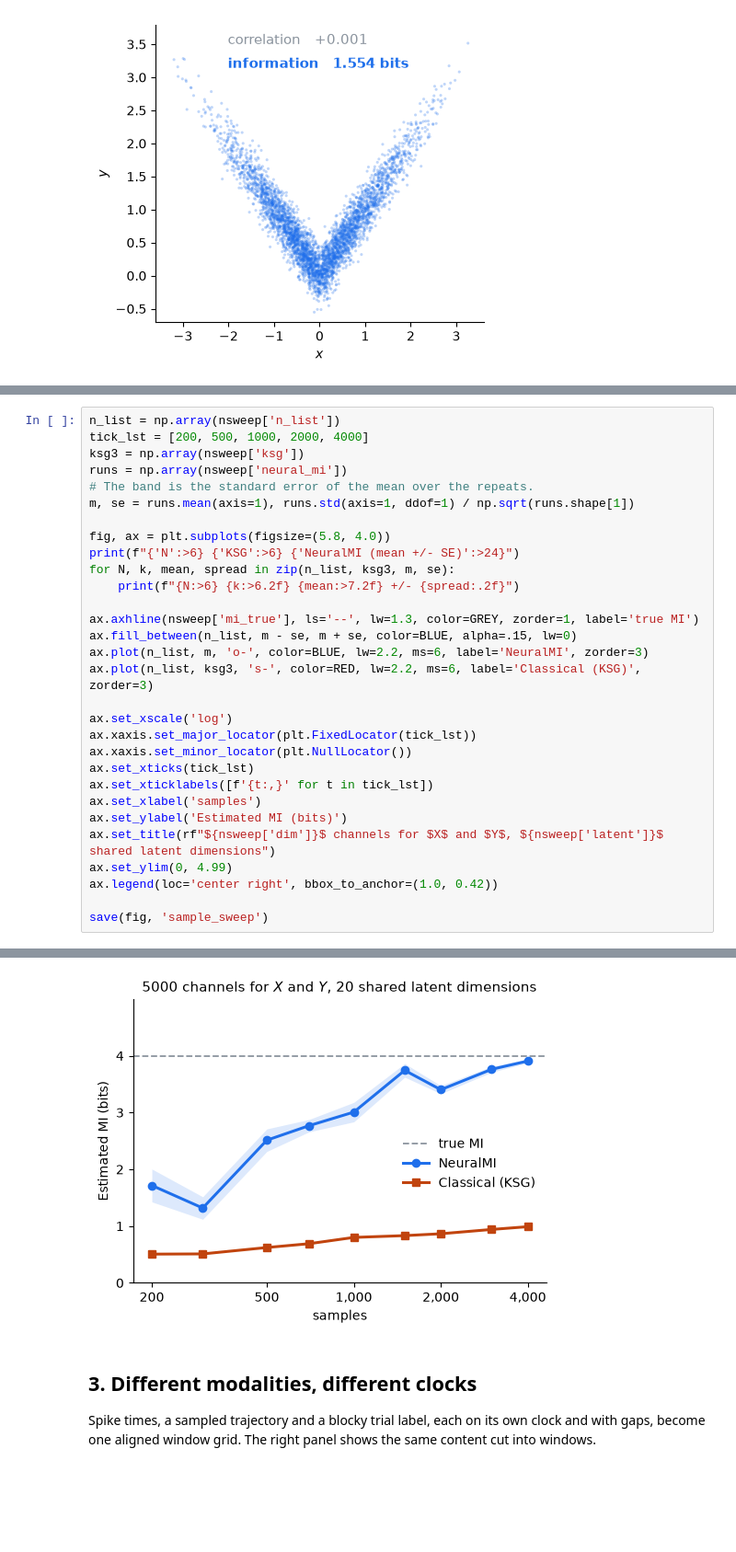
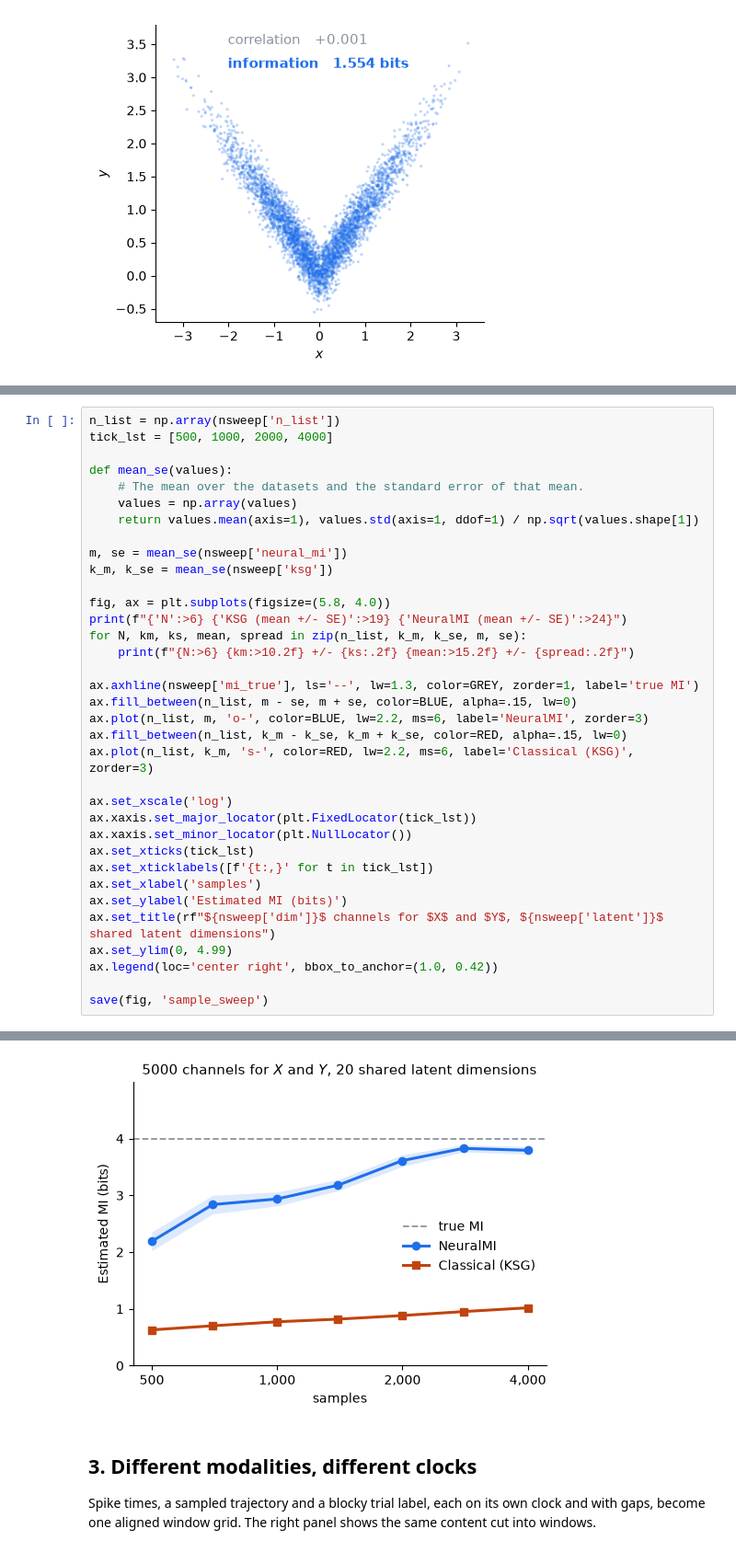
Before and after one commit to eslam-abdelaleem/NeuralMI, a Jupyter notebook: docs/figures/readme_figures.ipynb, the cells around one changed output, grey strips where cells are left out. Shown at 92% size. Cells and saved outputs as stored; diff of their text form; blank space fills up the shorter version.

```diff
--- a/docs/figures/readme_figures.ipynb
+++ b/docs/figures/readme_figures.ipynb
@@ -143,20 +140,25 @@ N= 4000  KSG 0.99  NeuralMI 3.91 ± 0.03 (standard error)
 # %%
 n_list = np.array(nsweep['n_list'])
-tick_lst = [200, 500, 1000, 2000, 4000]
-ksg3 = np.array(nsweep['ksg'])
-runs = np.array(nsweep['neural_mi'])
-# The band is the standard error of the mean over the repeats.
-m, se = runs.mean(axis=1), runs.std(axis=1, ddof=1) / np.sqrt(runs.shape[1])
+tick_lst = [500, 1000, 2000, 4000]
+
+def mean_se(values):
+    # The mean over the datasets and the standard error of that mean.
+    values = np.array(values)
+    return values.mean(axis=1), values.std(axis=1, ddof=1) / np.sqrt(values.shape[1])
+
+m, se = mean_se(nsweep['neural_mi'])
+k_m, k_se = mean_se(nsweep['ksg'])
 
 fig, ax = plt.subplots(figsize=(5.8, 4.0))
-print(f"{'N':>6} {'KSG':>6} {'NeuralMI (mean +/- SE)':>24}")
-for N, k, mean, spread in zip(n_list, ksg3, m, se):
-    print(f"{N:>6} {k:>6.2f} {mean:>7.2f} +/- {spread:.2f}")
+print(f"{'N':>6} {'KSG (mean +/- SE)':>19} {'NeuralMI (mean +/- SE)':>24}")
+for N, km, ks, mean, spread in zip(n_list, k_m, k_se, m, se):
+    print(f"{N:>6} {km:>10.2f} +/- {ks:.2f} {mean:>15.2f} +/- {spread:.2f}")
 
 ax.axhline(nsweep['mi_true'], ls='--', lw=1.3, color=GREY, zorder=1, label='true MI')
 ax.fill_between(n_list, m - se, m + se, color=BLUE, alpha=.15, lw=0)
 ax.plot(n_list, m, 'o-', color=BLUE, lw=2.2, ms=6, label='NeuralMI', zorder=3)
-ax.plot(n_list, ksg3, 's-', color=RED, lw=2.2, ms=6, label='Classical (KSG)', zorder=3)
+ax.fill_between(n_list, k_m - k_se, k_m + k_se, color=RED, alpha=.15, lw=0)
+ax.plot(n_list, k_m, 's-', color=RED, lw=2.2, ms=6, label='Classical (KSG)', zorder=3)
 
 ax.set_xscale('log')
 ax.xaxis.set_major_locator(plt.FixedLocator(tick_lst))
@@ -184,5 +184,5 @@ save(fig, 'sample_sweep')
 wrote ../source/_static/sample_sweep.png
-[figure, old version]
+[figure, new version]
 # %% [markdown]
 ## 3. Different modalities, different clocks
 
```
Also changed, not shown: parts of 3 cells of this notebook, 6 other files.
